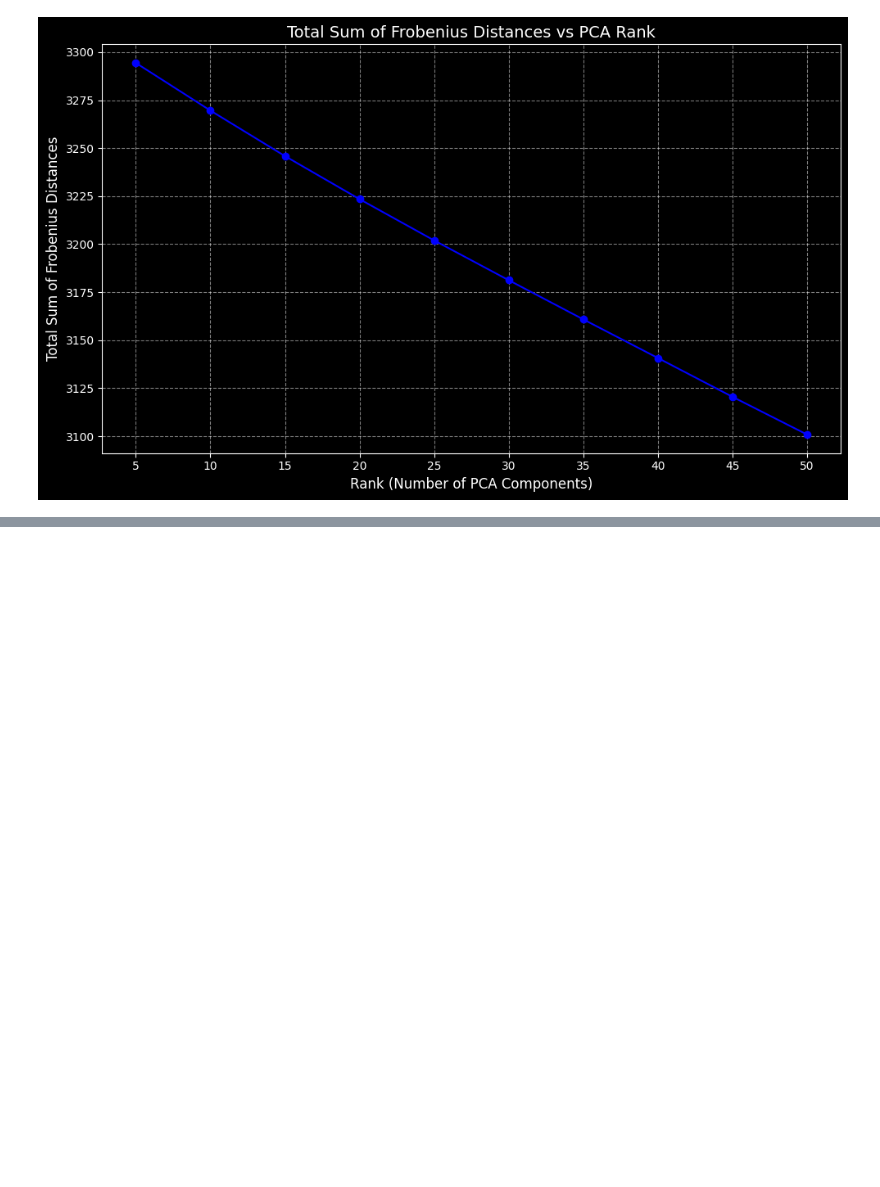
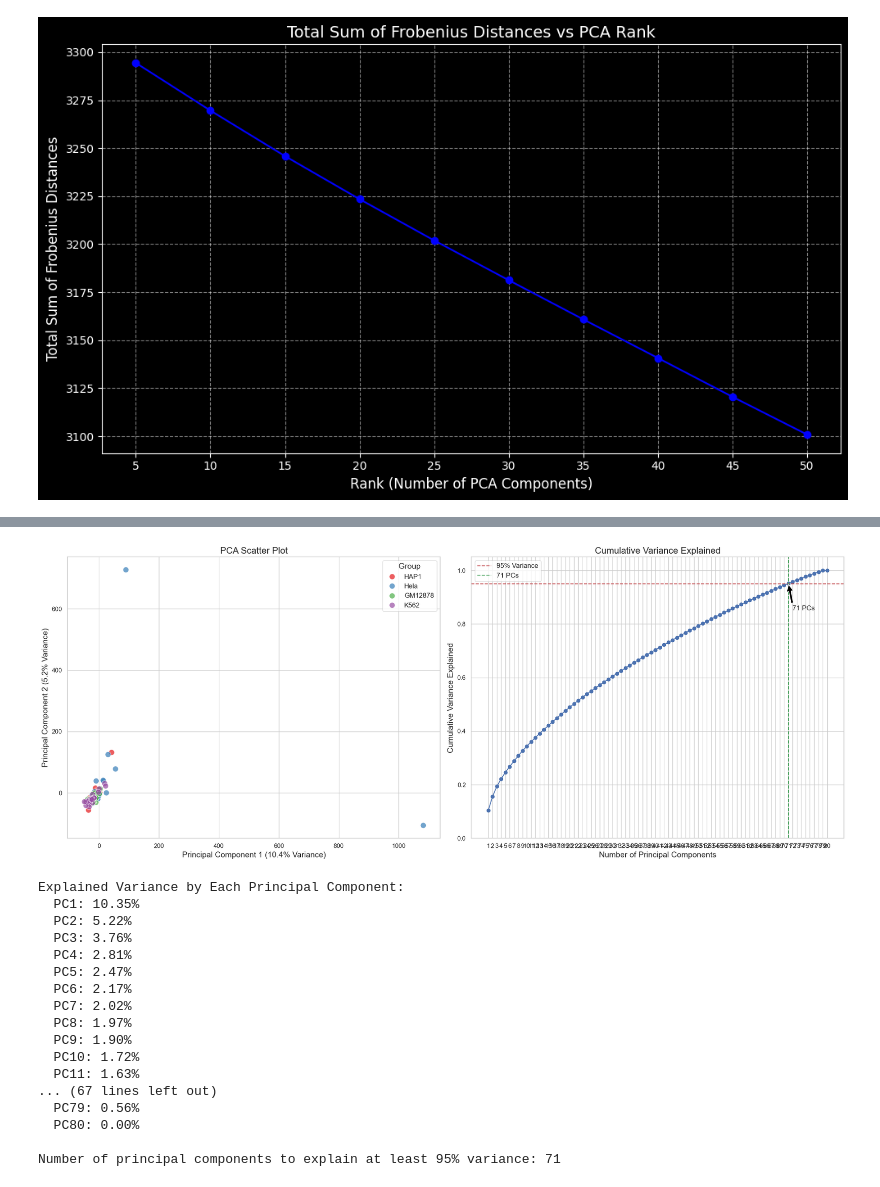
Before and after one commit to HaochongYANG/dna_heterogeneity, a Jupyter notebook: research_data.ipynb, the cells around one changed output, grey strips where cells are left out. Drawn from its saved outputs; the diff is of its cells as text; code cells hidden in the pictures; blank space fills up the shorter version.

```diff
--- a/research_data.ipynb
+++ b/research_data.ipynb
@@ -497,0 +669,47 @@ ValueError: setting an array element with a sequence. The requested array has an
+# %%
+# Flatten the sampled matrices
+HAP1_M_flat = flatten_matrices(HAP1_M)
+Hela_M_flat = flatten_matrices(Hela_M)
+GM12878_M_flat = flatten_matrices(GM12878_M)
+K562_M_flat = flatten_matrices(K562_M)
+
+# Combine all data into a single feature matrix
+M = np.vstack((HAP1_M_flat, Hela_M_flat, GM12878_M_flat, K562_M_flat))
+
+# Create labels for each group
+labels = (
+    ['HAP1'] * len(HAP1_M_flat) +
+    ['Hela'] * len(Hela_M_flat) +
+    ['GM12878'] * len(GM12878_M_flat) +
+    ['K562'] * len(K562_M_flat)
+)
+# %%
+# Call the plotting function
+plot_pca_with_cumulative_variance(
+    X=M,
+    labels=labels,
+    desired_variance=0.95,        # Desired cumulative variance threshold
+    random_seed=42,               # For reproducibility
+    figsize=(20, 8),              # Figure size
+    palette='Set1',               # Color palette for groups
+    save_path=None     # Optional: Path to save the plots
+)
+# %% [output]
+[figure, added]
+Explained Variance by Each Principal Component:
+  PC1: 10.35%
+  PC2: 5.22%
+  PC3: 3.76%
+  PC4: 2.81%
+  PC5: 2.47%
+  PC6: 2.17%
+  PC7: 2.02%
+  PC8: 1.97%
+  PC9: 1.90%
+  PC10: 1.72%
+  PC11: 1.63%
+... (67 lines left out)
+  PC79: 0.56%
+  PC80: 0.00%
+
+Number of principal components to explain at least 95% variance: 71
```
Also changed, not shown: parts of 13 cells of this notebook, 1 other file.
